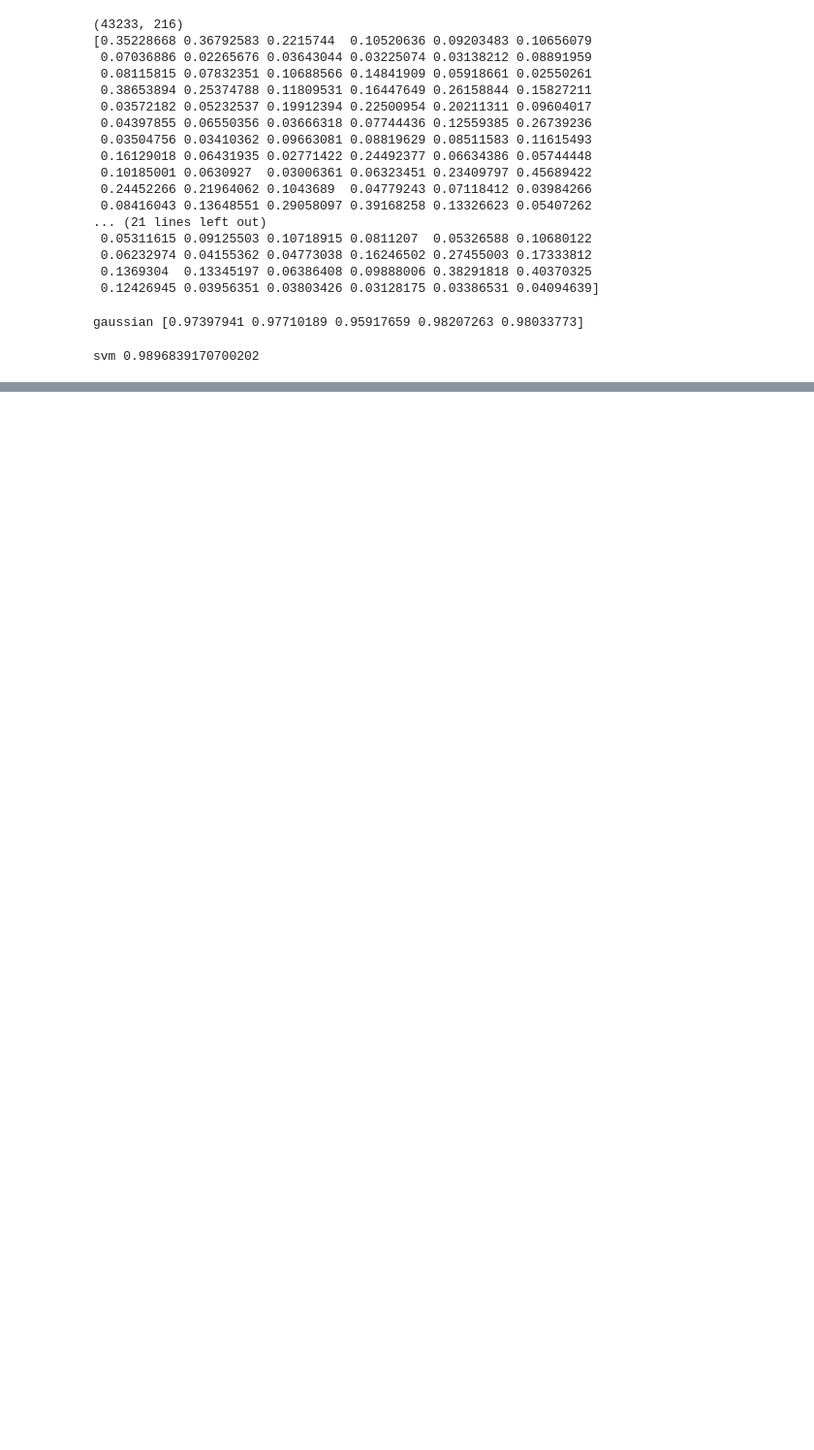
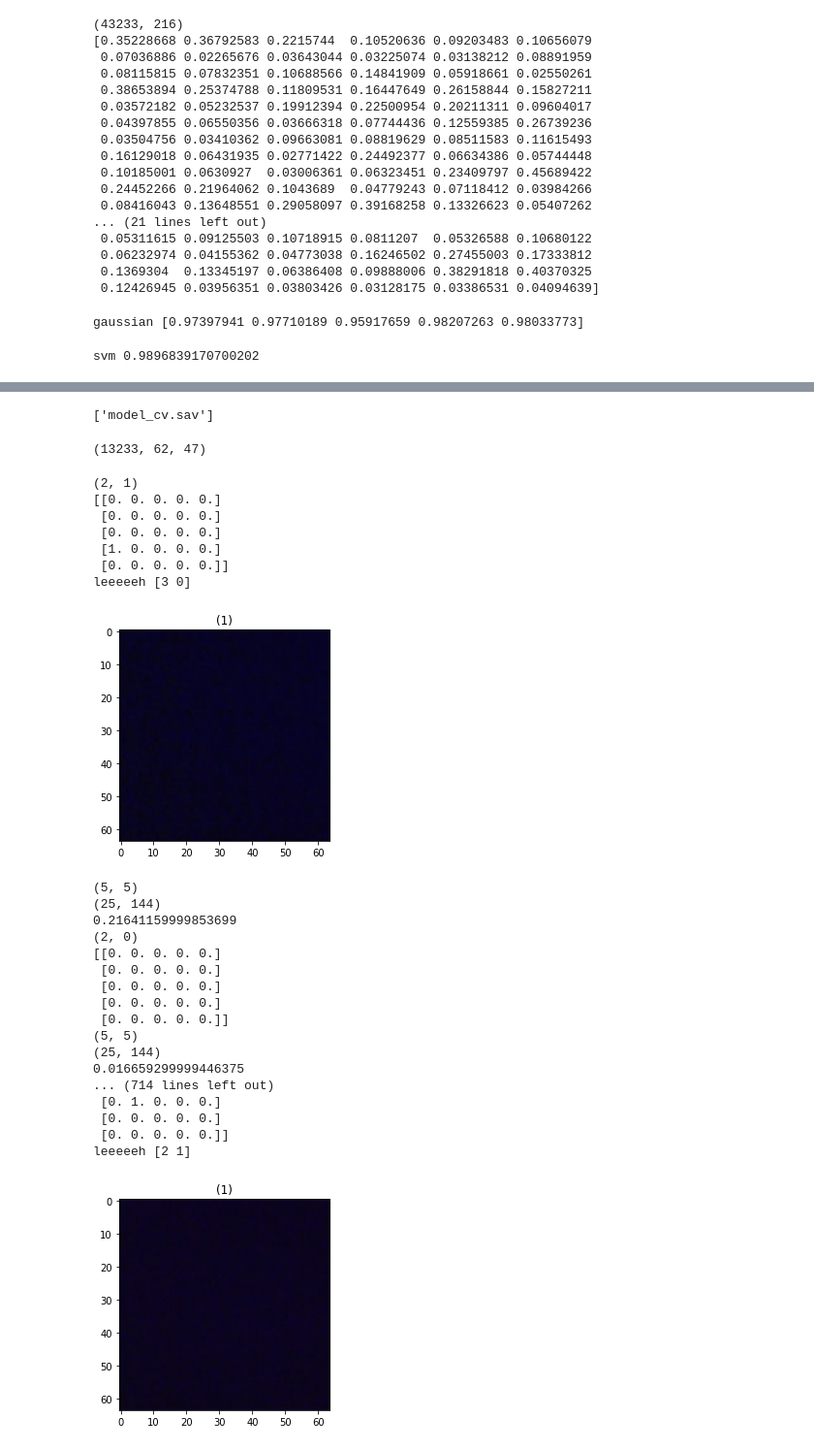
Before and after one commit to monicaE16/Attendance-System-using-Face-Recognition, a Jupyter notebook: HOG feature - Copy - Copy.ipynb, the cells around one changed output, grey strips where cells are left out. Shown at 97% size. Saved outputs shown, nothing was run; the diff lists cells and outputs as text; code cells hidden in the pictures; blank space fills up the shorter version.

Commit message:
cv2 face detection trial

```diff
--- a/HOG feature - Copy - Copy.ipynb
+++ b/HOG feature - Copy - Copy.ipynb
@@ -277,6 +300,6 @@ grid.predict(io.imread('test_images\woman.jpg')
 # %%
 import joblib
-filename = 'finalized_model.sav'
+filename = 'model_cv.sav'
 loaded_model = joblib.load(filename)
 from skimage import data, color, feature,transform
 x=loaded_model.predict(feature.hog(cv2.resize(io.imread('test_images\woman.jpg'), (48,64), interpolation = cv2.INTER_AREA),cells_per_block=(2,2),pixels_per_cell=(16, 16)).reshape(1,-1))
@@ -313,0 +340,15 @@ mememem
+# %%
+import cv2
+winSize = (64,64)
+blockSize = (32,32)
+blockStride = (32,32)
+cellSize = (16,16)
+nbins = 9
+derivAperture = 1
+winSigma = 4.
+histogramNormType = 0
+L2HysThreshold = 2.0000000000000001e-01
+gammaCorrection = 0
+nlevels = 64
+hog = cv2.HOGDescriptor(winSize,blockSize,blockStride,cellSize,nbins,derivAperture,winSigma,
+                        histogramNormType,L2HysThreshold,gammaCorrection,nlevels)
@@ -313,0 +374,10 @@ mememem
+# %%
+import joblib
+filename = 'model_cv.sav'
+joblib.dump(grid, filename)
+# %% [output]
+['model_cv.sav']
+# %%
+print(positive_patches.shape)
+# %% [output]
+(13233, 62, 47)
@@ -313,0 +431,50 @@ mememem
+# %%
+
+# define a video capture object
+vid = cv2.VideoCapture(0)
+
+while(True):
+
+    # Capture the video frame
+    # by frame
+    ret, frame = vid.read()
+    search_for_face_cv(frame,2)
+    # Display the resulting frame
+    cv2.imshow('frame', frame)
+
+    # the 'q' button is set as the
+    # quitting button you may use any
+    # desired button of your choice
+    if cv2.waitKey(1) & 0xFF == ord('q'):
+        break
+# After the loop release the cap object
+vid.release()
+# Destroy all the windows
+cv2.destroyAllWindows()
+# %% [output]
+(2, 1)
+[[0. 0. 0. 0. 0.]
+ [0. 0. 0. 0. 0.]
+ [0. 0. 0. 0. 0.]
+ [1. 0. 0. 0. 0.]
+ [0. 0. 0. 0. 0.]]
+leeeeeh [3 0]
+[figure, added]
+(5, 5)
+(25, 144)
+0.21641159999853699
+(2, 0)
+[[0. 0. 0. 0. 0.]
+ [0. 0. 0. 0. 0.]
+ [0. 0. 0. 0. 0.]
+ [0. 0. 0. 0. 0.]
+ [0. 0. 0. 0. 0.]]
+(5, 5)
+(25, 144)
+0.016659299999446375
+... (714 lines left out)
+ [0. 1. 0. 0. 0.]
+ [0. 0. 0. 0. 0.]
+ [0. 0. 0. 0. 0.]]
+leeeeeh [2 1]
+[figure, added]
```
Also changed, not shown: parts of 20 cells of this notebook, 2 other files.
